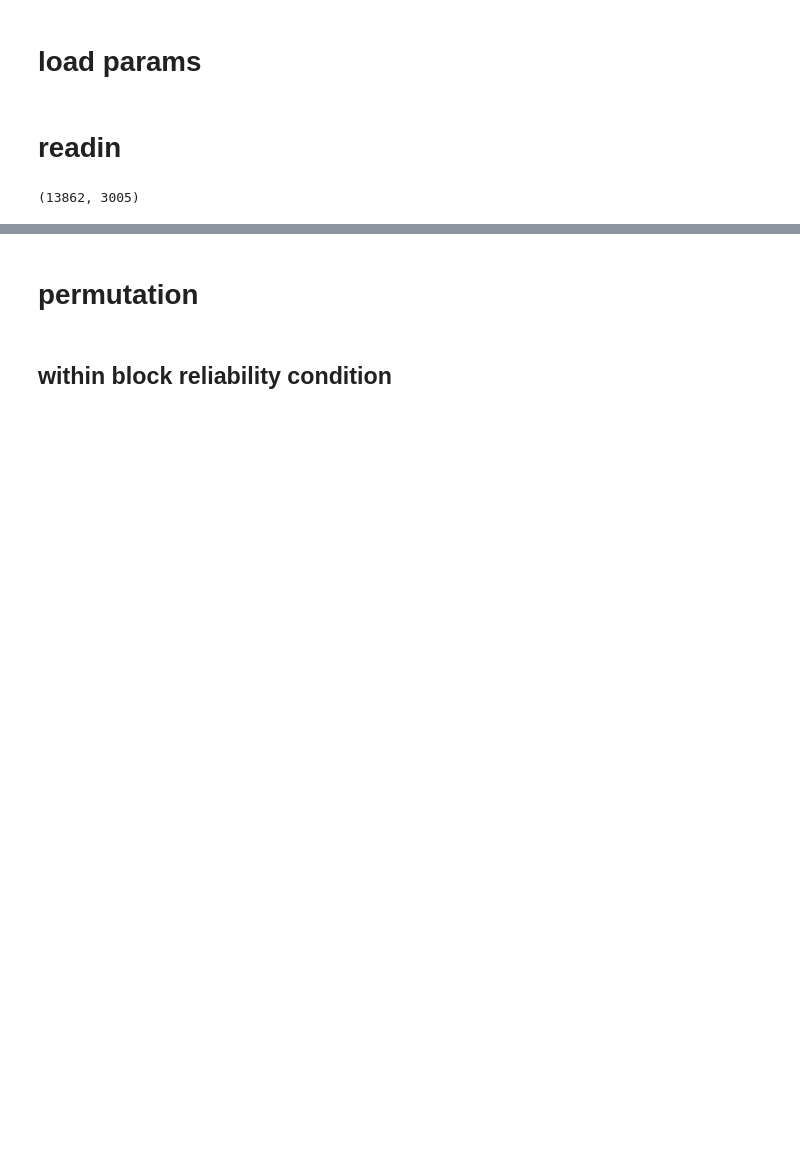
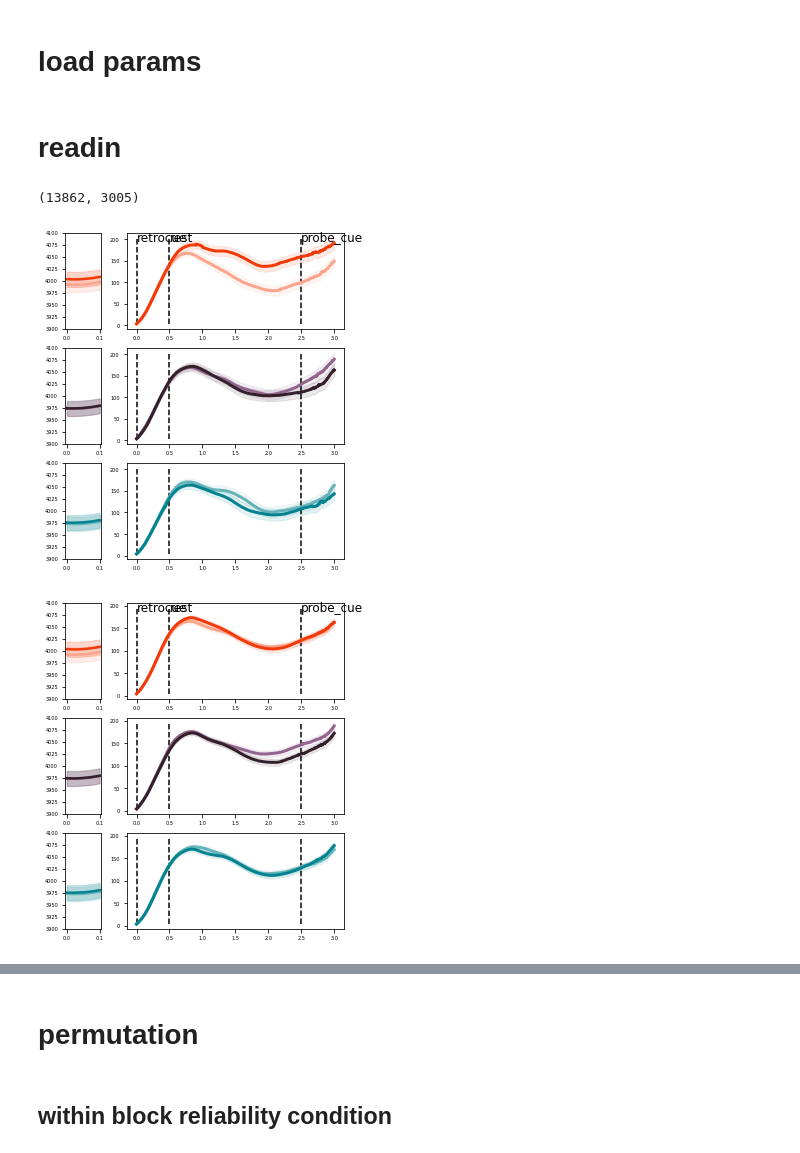
Before and after one commit to YueyingDong/YD2023_code4Paper, a Jupyter notebook: pupResults.ipynb, the cells around one changed output, grey strips where cells are left out. Drawn from its saved outputs; the diff is of its cells as text; code cells hidden in the pictures; blank space fills up the shorter version.

```diff
--- a/pupResults.ipynb
+++ b/pupResults.ipynb
@@ -930,0 +933,33 @@ retroEpo.shape
+# %%
+cardinalOrientation = np.array([0,180,90,45,135])#
+# %%
+distLabel['distanceToCardinals'] = [min(abs(i-cardinalOrientation))for i in distLabel.cued_item_ori]#- cardinalOrientation
+distLabel['proximity'] = [cardinalOrientation[np.argmin(abs(i-cardinalOrientation))] for i in distLabel.cued_item_ori]#- cardinalOrientation
+# %%
+distLabel['proximityRank'] = pd.cut(distLabel.distanceToCardinals, bins = [-1,5,10,15,20,25],
+       right = True,labels = [5,10,15,20,25]) #['0-5','6-10','11-15','16-20','21-25']
+# %%
+temp = retroEpo.merge(distLabel,on = 'identifier',how = 'left')
+# %%
+
+#draw
+normmean, norm_sterr = pupilPlot(normPup = temp[temp.proximityRank == 5].iloc[:,np.r_[np.arange(0,3000),-8,-7,-6]],blPup = retroEpoBL.iloc[:,:-1],
+          eventt = 3,levels=['cue_blk_validity', 'cued_item'],
+          blt  = 0.1,cList = cList,pltRatio = [0.5,3],blHeight = [3900,4100],
+          eventBoundary = epoch_array[2:-1]-0.75,
+          eventName = epoch_name[2:-1],figW = 5,figH = 2,tickSize=5,
+          tightPlot=False,
+          sigPeriod = None)
+
+
+#draw
+normmean, norm_sterr = pupilPlot(normPup = temp[temp.proximityRank != 5].iloc[:,np.r_[np.arange(0,3000),-8,-7,-6]],blPup = retroEpoBL.iloc[:,:-1],
+          eventt = 3,levels=['cue_blk_validity', 'cued_item'],
+          blt  = 0.1,cList = cList,pltRatio = [0.5,3],blHeight = [3900,4100],
+          eventBoundary = epoch_array[2:-1]-0.75,
+          eventName = epoch_name[2:-1],figW = 5,figH = 2,tickSize=5,
+          tightPlot=False,
+          sigPeriod = None)
+# %% [output]
+[figure, added]
+[figure, added]
```
Also changed, not shown: parts of 12 cells of this notebook, 1 other file.
